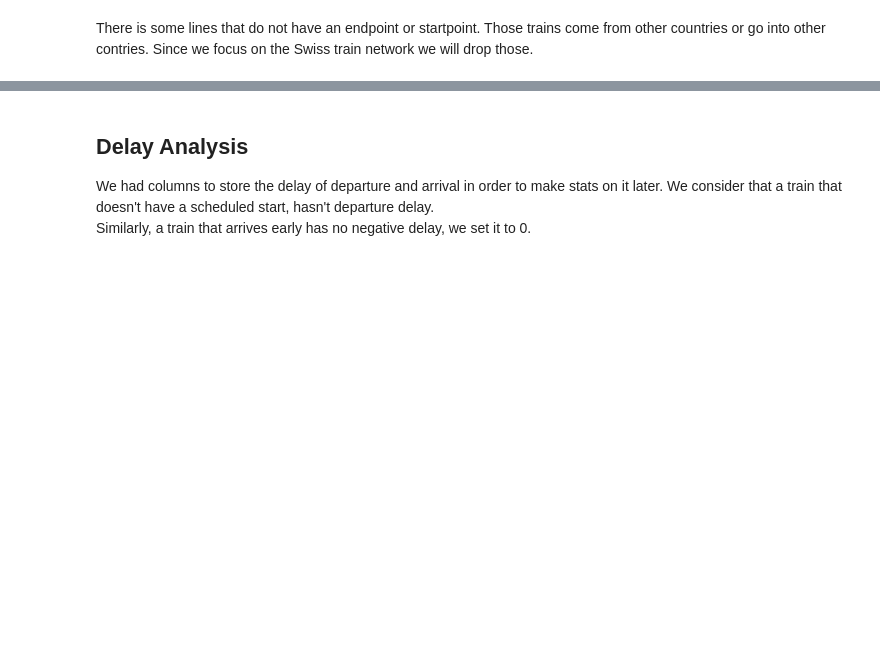
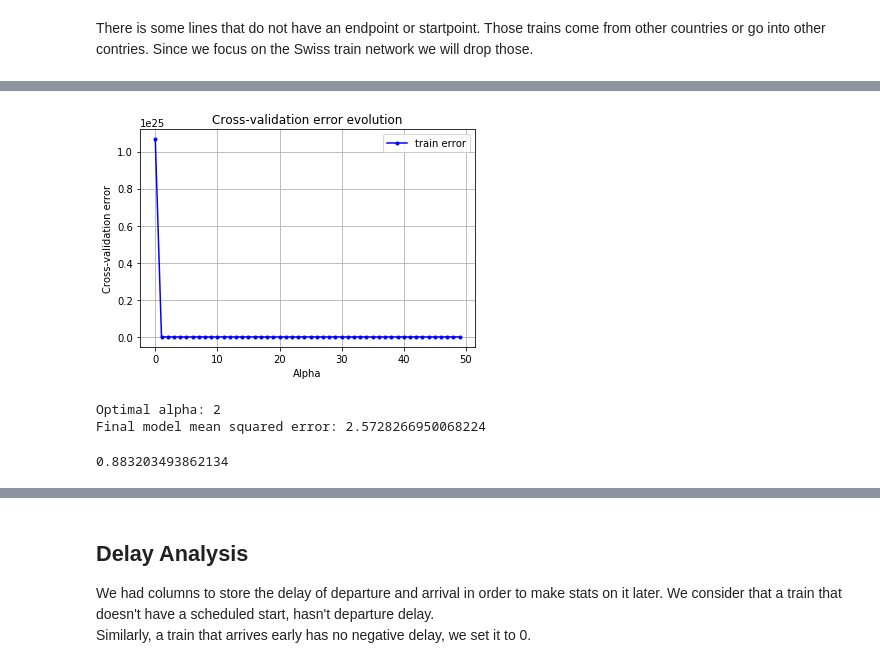
Before and after one commit to dimitriLallement/ADA-Project-2019, a Jupyter notebook: Project1.ipynb, the cells around one changed output, grey strips where cells are left out. Saved outputs shown, nothing was run; the diff lists cells and outputs as text; code cells hidden in the pictures; blank space fills up the shorter version.

Commit message:
added the models

```diff
--- a/Project1.ipynb
+++ b/Project1.ipynb
@@ -303,0 +289,64 @@ hello
+# %%
+def computeErrorRidgeRegCV(x, y, k, alpha):
+    # Split the set in k-folds
+    kf = KFold(n_splits = k)
+    mse_k = []
+    # For each configuration we compute the mean squared error
+    for train_index, test_index in kf.split(x):
+        x_train, x_test = x.iloc[train_index], x.iloc[test_index]
+        y_train, y_test = y.iloc[train_index], y.iloc[test_index]
+        reg = Ridge(alpha = alpha)
+        reg.fit(x_train, y_train)
+        predict = reg.predict(x_test)
+        mse_k.append(mean_squared_error(y_test, predict))
+    return mean(mse_k)
+def computeCrossValidationErrors(x, y, k, alphas):
+    cve=[]
+    for alpha in alphas:
+        cve.append(computeErrorRidgeRegCV(x, y, k, alpha))
+    return cve
+alphas = range(0,50)
+cve = computeCrossValidationErrors(x_train, y_train, 5, alphas)
+# %%
+import matplotlib.pyplot as plt
+
+
+"""Plot the cross-validation error as a function of the regularization parameter alpha
+
+Args:
+    alphas (list of float): List of values for the regularization parameter.
+    cve (list of float): List of errors corresponding to the alphas.
+"""
+def cross_validation_error_visualization(alphas, cve):
+    plt.plot(alphas, cve, marker=".", color='b', label='train error')
+    plt.xlabel("Alpha")
+    plt.ylabel("Cross-validation error")
+    plt.title("Cross-validation error evolution")
+    plt.legend(loc=0)
+    plt.grid(True)
+
+cross_validation_error_visualization(alphas, cve)
+# %% [output]
+[figure, added]
+# %%
+optimal_alpha = alphas[cve.index(min(cve))]
+# Now we can use our test set and evaluate our model
+model = Ridge(alpha = optimal_alpha)
+model.fit(x_train, y_train)
+predict = model.predict(x_test)
+print('Optimal alpha: {}\nFinal model mean squared error: {}'
+      .format(optimal_alpha, mean_squared_error(y_test, predict)))
+# %% [output]
+Optimal alpha: 2
+Final model mean squared error: 2.5728266950068224
+# %%
+#we will try logistic regression to get probabilities of lateness so now the features will be the same and the output
+#is a classifier departure_delayed
+from sklearn.linear_model import LogisticRegression
+y=df1["departure_delayed"]
+x_train, x_test, y_train, y_test = train_test_split(x2, y, test_size=0.3, random_state=1)
+lr=LogisticRegression(random_state=0)
+model=lr.fit(x_train,y_train)
+model.score(x_test,y_test)
+# %% [output]
+0.883203493862134
```
Also changed, not shown: parts of 7 cells of this notebook.
